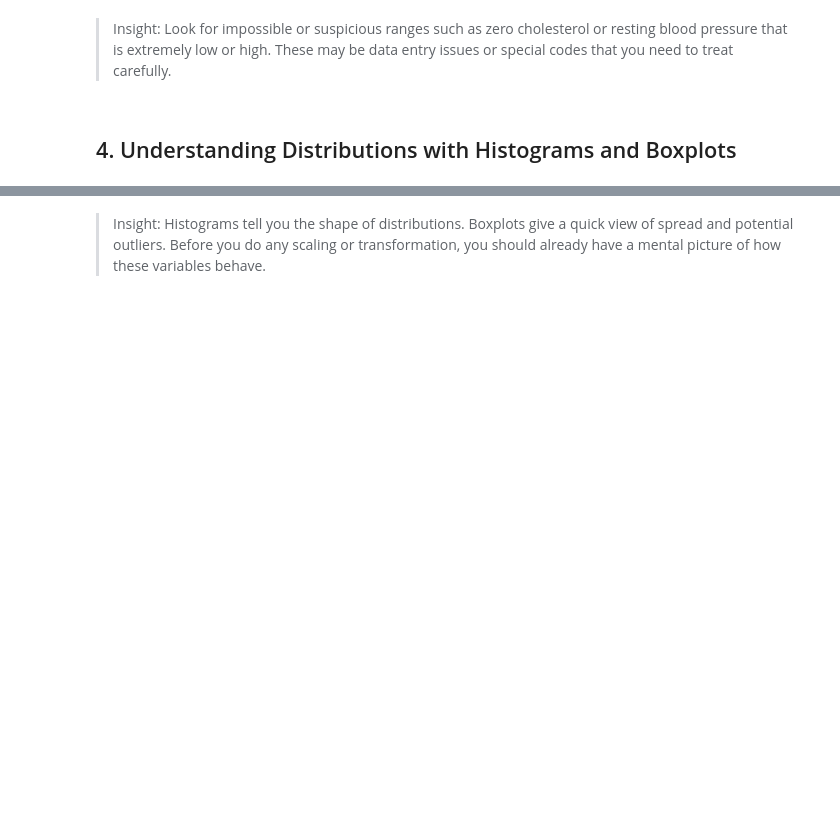
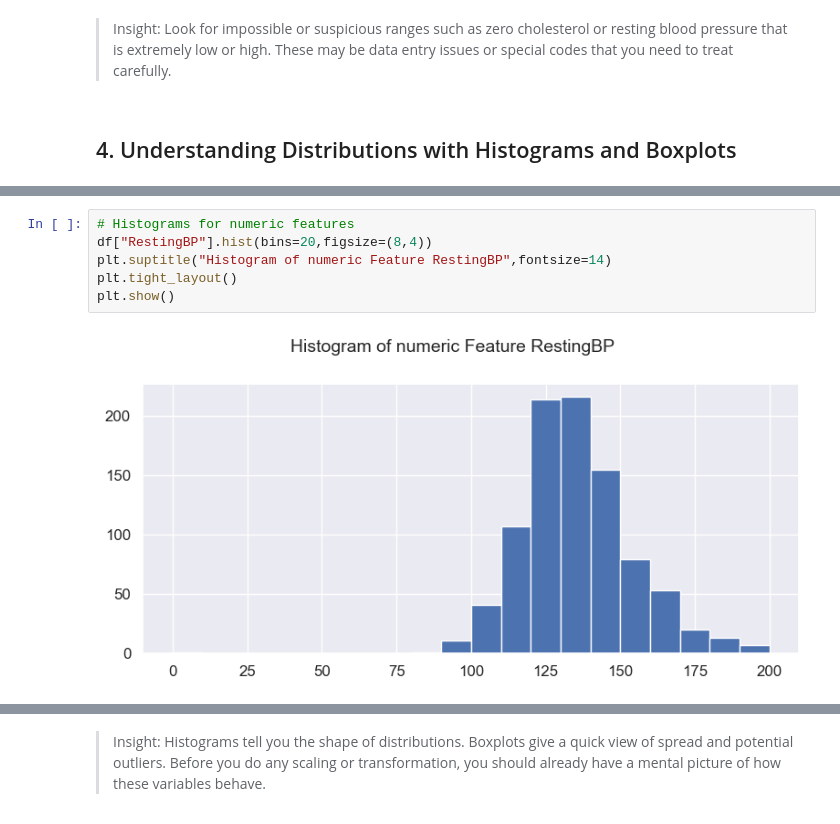
Before and after one commit to shahbaz-kamal/machine_learning, a Jupyter notebook: 00-ml/6-exploratory-data-analysis-EDA/Module 06_ Exploratory Data Analysis (EDA) & Module 07_ Data Preprocessing and Feature Engineering.ipynb, the cells around one changed output, grey strips where cells are left out. Cells and saved outputs as stored; diff of their text form; blank space fills up the shorter version.

```diff
--- a/00-ml/6-exploratory-data-analysis-EDA/Module 06_ Exploratory Data Analysis (EDA) & Module 07_ Data Preprocessing and Feature Engineering.ipynb
+++ b/00-ml/6-exploratory-data-analysis-EDA/Module 06_ Exploratory Data Analysis (EDA) & Module 07_ Data Preprocessing and Feature Engineering.ipynb
@@ -195,0 +204,8 @@ ST_Slope : ['Up' 'Flat' 'Down']
+# %%
+# Histograms for numeric features
+df["RestingBP"].hist(bins=20,figsize=(8,4))
+plt.suptitle("Histogram of numeric Feature RestingBP",fontsize=14)
+plt.tight_layout()
+plt.show()
+# %% [output]
+[figure, added]
```
Also changed, not shown: parts of 7 cells of this notebook.
